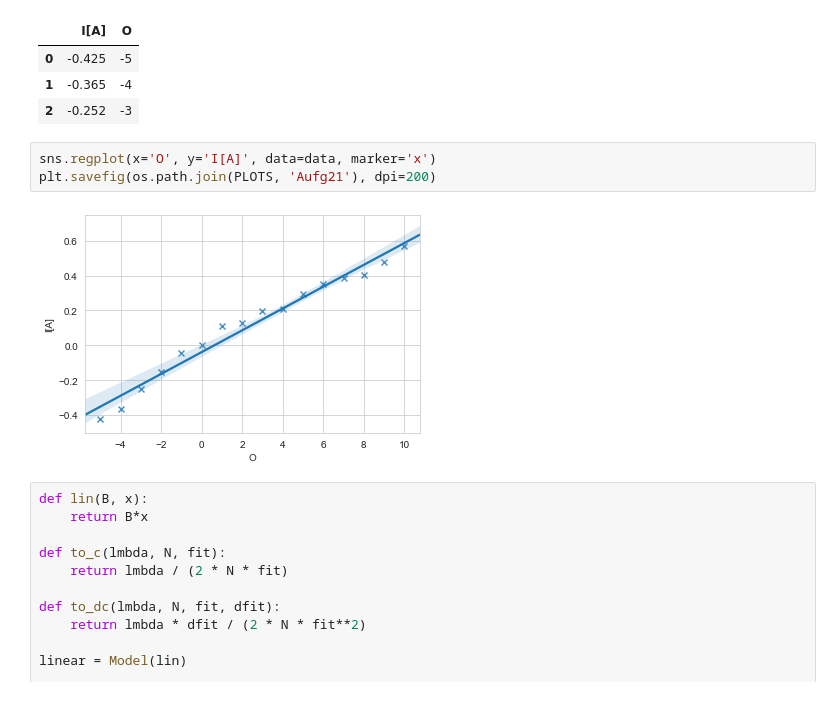
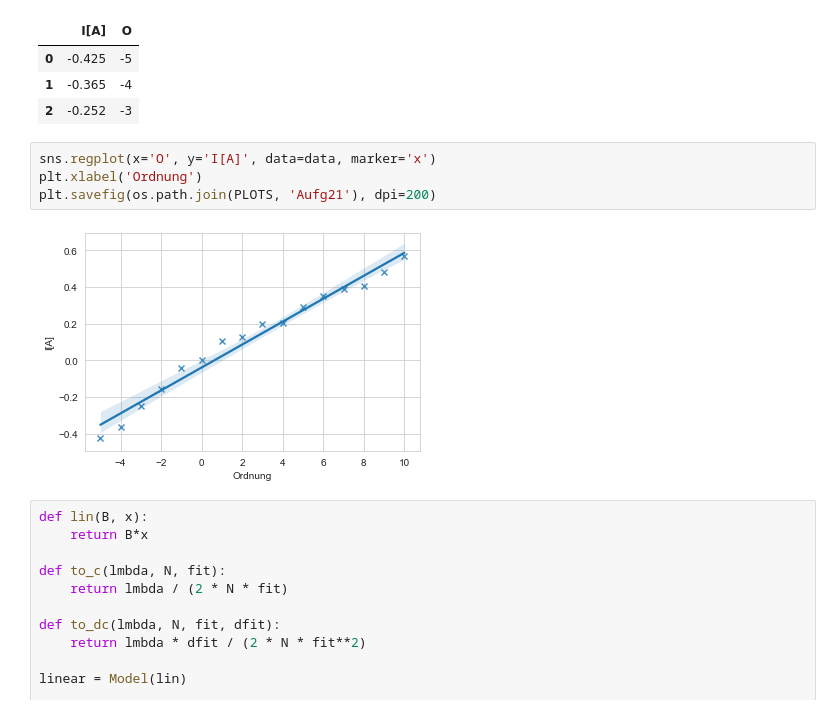
Before and after one commit to Hellstormer00/P2, a Jupyter notebook: LaseroptikB/Notebooks/Aufg21.ipynb, the cells around one changed output. Saved outputs shown, nothing was run; the diff lists cells and outputs as text.

```diff
--- a/LaseroptikB/Notebooks/Aufg21.ipynb
+++ b/LaseroptikB/Notebooks/Aufg21.ipynb
@@ -17,9 +17,10 @@ data.head(3)
 | 2 | -0.252 | -3 |
 # %%
 sns.regplot(x='O', y='I[A]', data=data, marker='x')
+plt.xlabel('Ordnung')
 plt.savefig(os.path.join(PLOTS, 'Aufg21'), dpi=200)
 # %% [output]
-[figure, old version]
+[figure, new version]
 # %%
 def lin(B, x):
     return B*x
```
Also changed, not shown: 30 other files.
